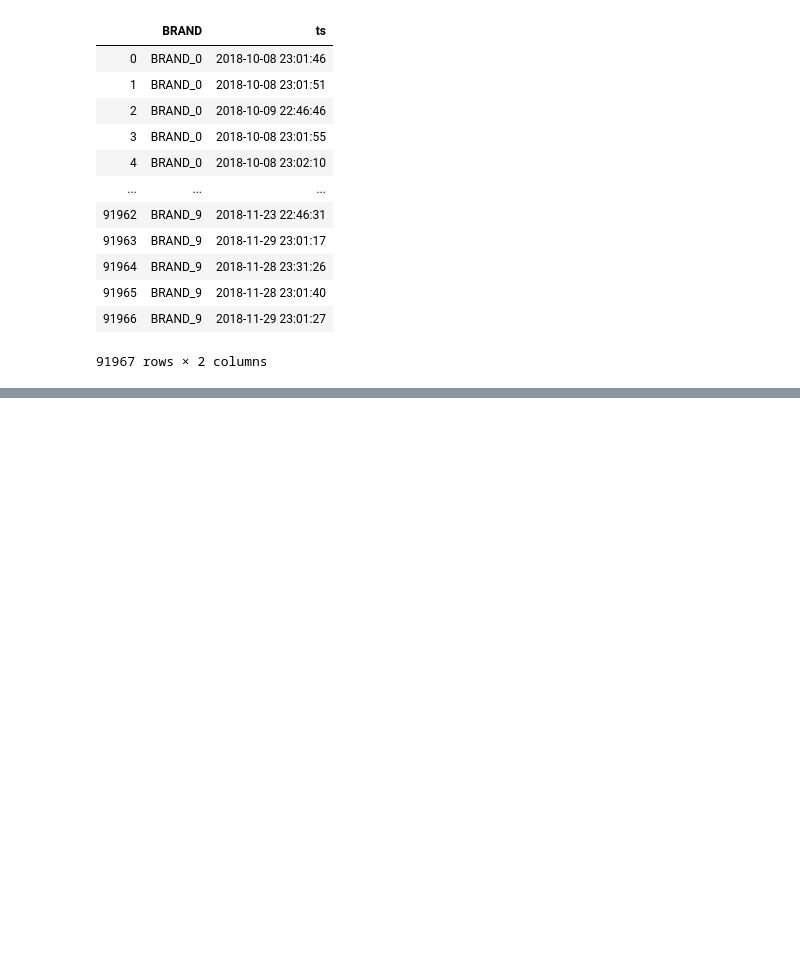
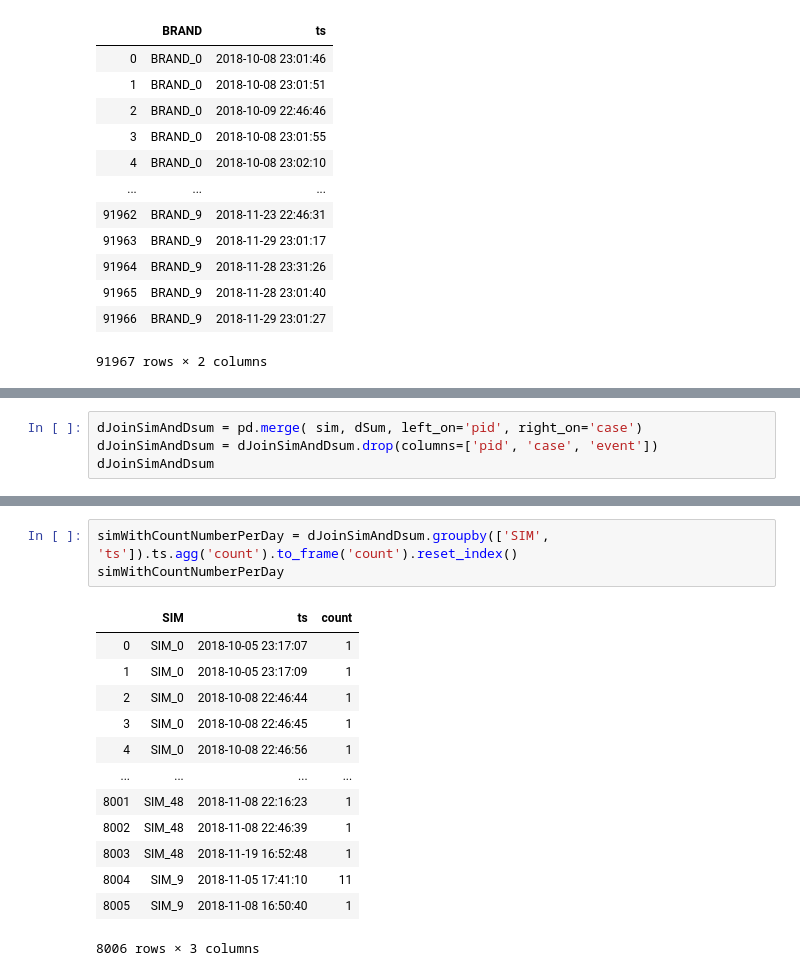
Before and after one commit to TaiLinhDu/PSE_WS1920, a Jupyter notebook: Data-out/d0.ipynb, the cells around one changed output, grey strips where cells are left out. Saved outputs shown, nothing was run; the diff lists cells and outputs as text; blank space fills up the shorter version.

```diff
--- a/Data-out/d0.ipynb
+++ b/Data-out/d0.ipynb
@@ -238,0 +241,4 @@ SyntaxError: unexpected EOF while parsing (<ipython-input-20-7e980ef47097>, line
+# %%
+dJoinSimAndDsum = pd.merge( sim, dSum, left_on='pid', right_on='case')
+dJoinSimAndDsum = dJoinSimAndDsum.drop(columns=['pid', 'case', 'event'])
+dJoinSimAndDsum
@@ -238,0 +259,17 @@ SyntaxError: unexpected EOF while parsing (<ipython-input-20-7e980ef47097>, line
+# %%
+simWithCountNumberPerDay = dJoinSimAndDsum.groupby(['SIM', 'ts']).ts.agg('count').to_frame('count').reset_index()
+simWithCountNumberPerDay
+# %% [output]
+|  | SIM | ts | count |
+| 0 | SIM_0 | 2018-10-05 23:17:07 | 1 |
+| 1 | SIM_0 | 2018-10-05 23:17:09 | 1 |
+| 2 | SIM_0 | 2018-10-08 22:46:44 | 1 |
+| 3 | SIM_0 | 2018-10-08 22:46:45 | 1 |
+| 4 | SIM_0 | 2018-10-08 22:46:56 | 1 |
+| ... | ... | ... | ... |
+| 8001 | SIM_48 | 2018-11-08 22:16:23 | 1 |
+| 8002 | SIM_48 | 2018-11-08 22:46:39 | 1 |
+| 8003 | SIM_48 | 2018-11-19 16:52:48 | 1 |
+| 8004 | SIM_9 | 2018-11-05 17:41:10 | 11 |
+| 8005 | SIM_9 | 2018-11-08 16:50:40 | 1 |
+8006 rows × 3 columns
```
Also changed, not shown: parts of 6 cells of this notebook.
